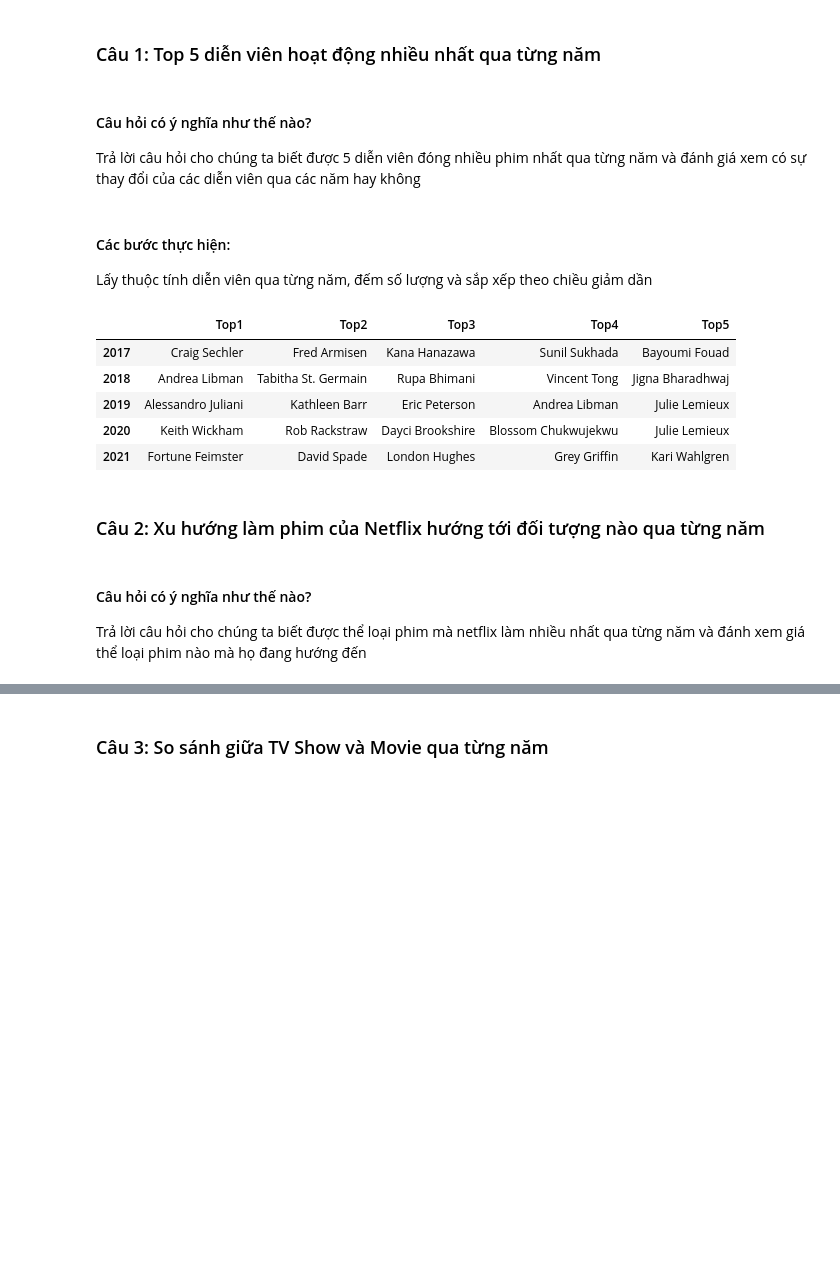
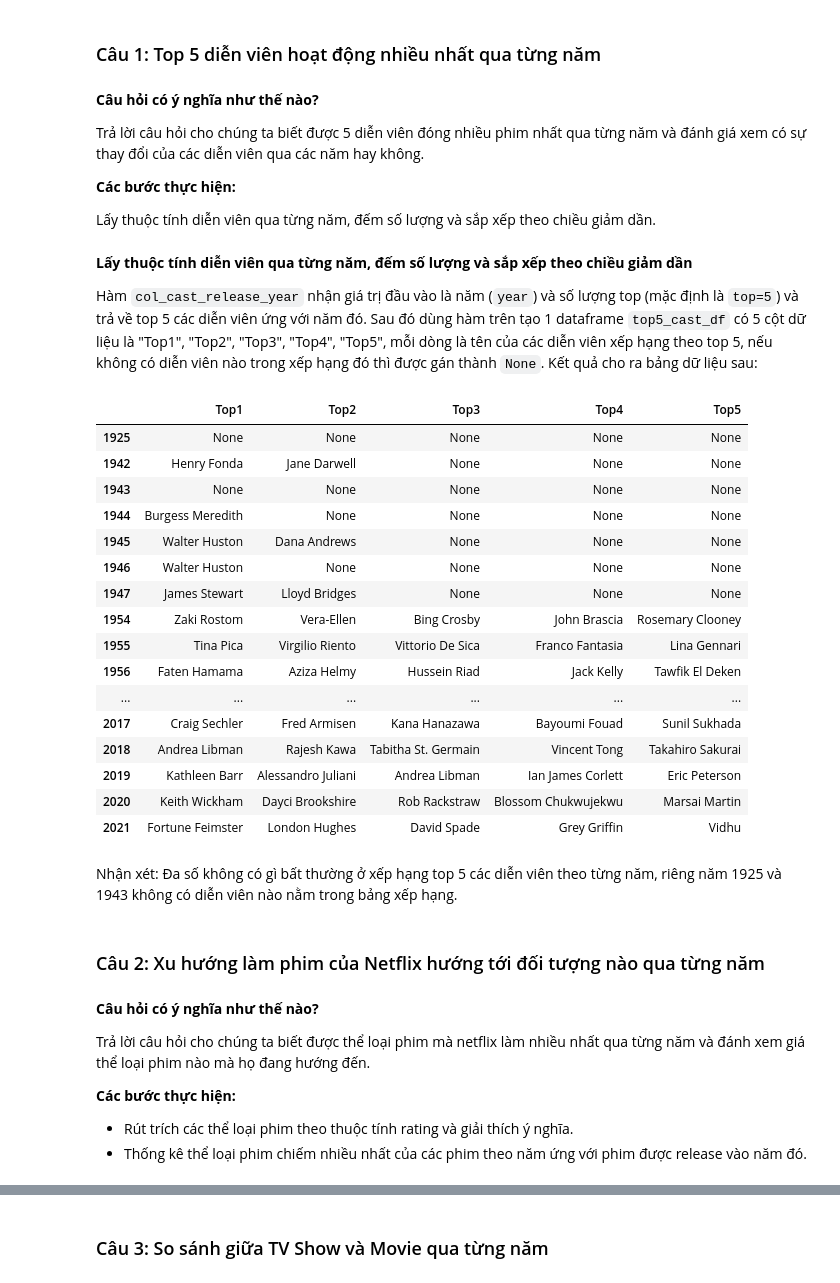
Before and after one commit to vt-khang/LTCKHDL-FinalProject, a Jupyter notebook: DNCK.ipynb, the cells around one changed output, grey strips where cells are left out. Saved outputs shown, nothing was run; the diff lists cells and outputs as text; code cells hidden in the pictures; blank space fills up the shorter version.

```diff
--- a/DNCK.ipynb
+++ b/DNCK.ipynb
@@ -12,10 +12,6 @@ import pandas as pd
 import numpy as np
 import matplotlib.pyplot as plt
 import re
-
-pd.set_option('display.max_rows', 999)
-pd.set_option('display.max_columns', 999)
-pd.set_option('display.max_colwidth', 999)
 # %% [markdown]
 ## A. THU THẬP DỮ LIỆU
 # %% [markdown]
@@ -210,8 +206,14 @@ Hầu hết các cột dạng phân loại không có gì bất thường. Ngo
 # %% [markdown]
 ### Câu 1: Top 5 diễn viên hoạt động nhiều nhất qua từng năm
 # %% [markdown]
-#### Câu hỏi có ý nghĩa như thế nào?
-Trả lời câu hỏi cho chúng ta biết được 5 diễn viên đóng nhiều phim nhất qua từng năm và đánh giá xem có sự thay đổi của các diễn viên qua các năm hay không
+**Câu hỏi có ý nghĩa như thế nào?**
+
+Trả lời câu hỏi cho chúng ta biết được 5 diễn viên đóng nhiều phim nhất qua từng năm và đánh giá xem có sự thay đổi của các diễn viên qua các năm hay không.
+
+**Các bước thực hiện:**
+
+Lấy thuộc tính diễn viên qua từng năm, đếm số lượng và sắp xếp theo chiều giảm dần.
 # %% [markdown]
-#### Các bước thực hiện:
-Lấy thuộc tính diễn viên qua từng năm, đếm số lượng và sắp xếp theo chiều giảm dần
+**Lấy thuộc tính diễn viên qua từng năm, đếm số lượng và sắp xếp theo chiều giảm dần**
+
+Hàm `col_cast_release_year` nhận giá trị đầu vào là năm (`year`) và số lượng top (mặc định là `top=5`) và trả về top 5 các diễn viên ứng với năm đó. Sau đó dùng hàm trên tạo 1 dataframe `top5_cast_df` có 5 cột dữ liệu là "Top1", "Top2", "Top3", "Top4", "Top5", mỗi dòng là tên của các diễn viên xếp hạng theo top 5, nếu không có diễn viên nào trong xếp hạng đó thì được gán thành `None`. Kết quả cho ra bảng dữ liệu sau:
@@ -218,14 +222,25 @@ Lấy thuộc tính diễn viên qua từng năm, đếm số lượng và sắp
 # %%
 def col_cast_release_year(year, top=5):
     return netflix_df[netflix_df['release_year'] == year]['cast'].explode().replace('', np.nan).dropna().value_counts()[:top].index
 year = np.sort(netflix_df['release_year'].unique())
 list_top5_cast = list(map(col_cast_release_year, year))
-df_top5_cast = pd.DataFrame(list_top5_cast, columns = ['Top1','Top2','Top3','Top4','Top5'], index = year)
-df_top5_cast.tail(5)
+top5_cast_df = pd.DataFrame(list_top5_cast, columns = ['Top1','Top2','Top3','Top4','Top5'], index = year)
+top5_cast_df
 # %% [output]
 |  | Top1 | Top2 | Top3 | Top4 | Top5 |
-| 2017 | Craig Sechler | Fred Armisen | Kana Hanazawa | Sunil Sukhada | Bayoumi Fouad |
-| 2018 | Andrea Libman | Tabitha St. Germain | Rupa Bhimani | Vincent Tong | Jigna Bharadhwaj |
-| 2019 | Alessandro Juliani | Kathleen Barr | Eric Peterson | Andrea Libman | Julie Lemieux |
-| 2020 | Keith Wickham | Rob Rackstraw | Dayci Brookshire | Blossom Chukwujekwu | Julie Lemieux |
-| 2021 | Fortune Feimster | David Spade | London Hughes | Grey Griffin | Kari Wahlgren |
+| 1925 | None | None | None | None | None |
+| 1942 | Henry Fonda | Jane Darwell | None | None | None |
+| 1943 | None | None | None | None | None |
+| 1944 | Burgess Meredith | None | None | None | None |
+| 1945 | Walter Huston | Dana Andrews | None | None | None |
+| 1946 | Walter Huston | None | None | None | None |
+| 1947 | James Stewart | Lloyd Bridges | None | None | None |
+| 1954 | Zaki Rostom | Vera-Ellen | Bing Crosby | John Brascia | Rosemary Clooney |
+| 1955 | Tina Pica | Virgilio Riento | Vittorio De Sica | Franco Fantasia | Lina Gennari |
+| 1956 | Faten Hamama | Aziza Helmy | Hussein Riad | Jack Kelly | Tawfik El Deken |
+| ... | ... | ... | ... | ... | ... |
+| 2017 | Craig Sechler | Fred Armisen | Kana Hanazawa | Bayoumi Fouad | Sunil Sukhada |
+| 2018 | Andrea Libman | Rajesh Kawa | Tabitha St. Germain | Vincent Tong | Takahiro Sakurai |
+| 2019 | Kathleen Barr | Alessandro Juliani | Andrea Libman | Ian James Corlett | Eric Peterson |
+| 2020 | Keith Wickham | Dayci Brookshire | Rob Rackstraw | Blossom Chukwujekwu | Marsai Martin |
+| 2021 | Fortune Feimster | London Hughes | David Spade | Grey Griffin | Vidhu |
@@ -232,5 +249,12 @@ df_top5_cast.tail(5)
+# %% [markdown]
+Nhận xét: Đa số không có gì bất thường ở xếp hạng top 5 các diễn viên theo từng năm, riêng năm 1925 và 1943 không có diễn viên nào nằm trong bảng xếp hạng.
 # %% [markdown]
 ### Câu 2: Xu hướng làm phim của Netflix hướng tới đối tượng nào qua từng năm
 # %% [markdown]
-#### Câu hỏi có ý nghĩa như thế nào?
-Trả lời câu hỏi cho chúng ta biết được thể loại phim mà netflix làm nhiều nhất qua từng năm và đánh xem giá thể loại phim nào mà họ đang hướng đến
+**Câu hỏi có ý nghĩa như thế nào?**
+
+Trả lời câu hỏi cho chúng ta biết được thể loại phim mà netflix làm nhiều nhất qua từng năm và đánh xem giá thể loại phim nào mà họ đang hướng đến.
+
+**Các bước thực hiện:**
+- Rút trích các thể loại phim theo thuộc tính rating và giải thích ý nghĩa.
+- Thống kê thể loại phim chiếm nhiều nhất của các phim theo năm ứng với phim được release vào năm đó.
```
Also changed, not shown: parts of 17 cells of this notebook.
